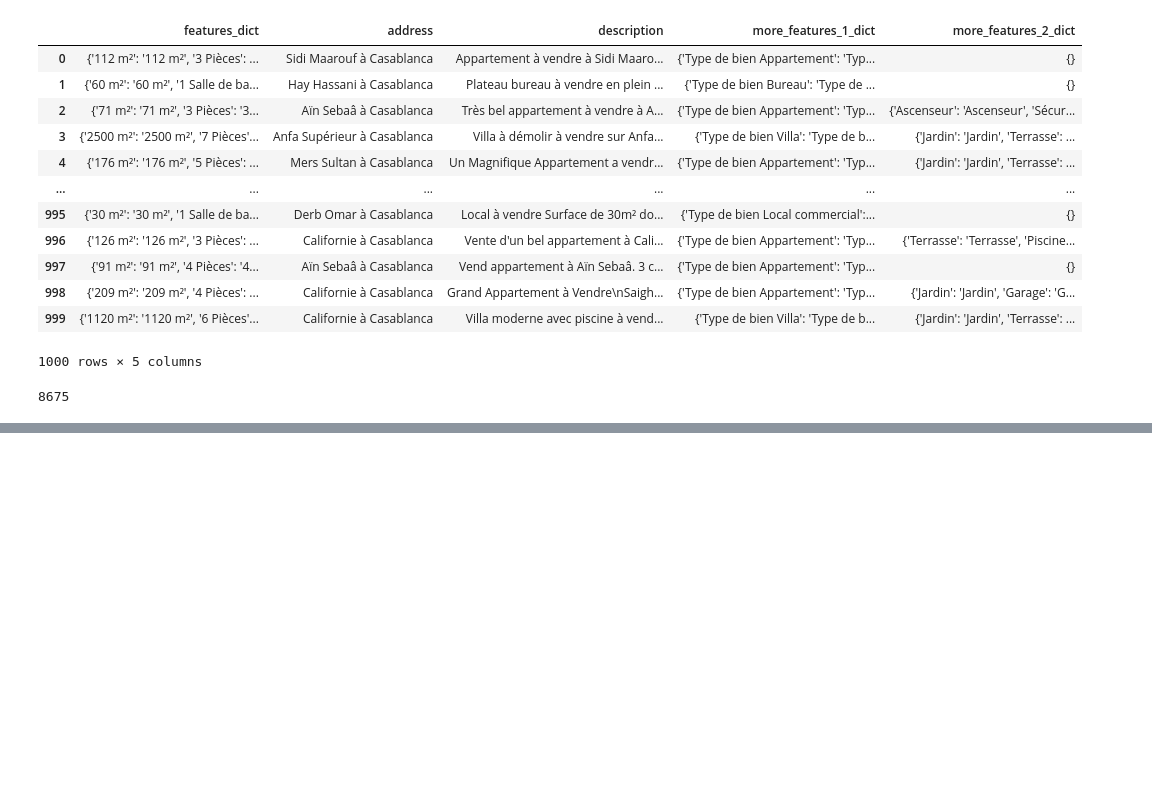
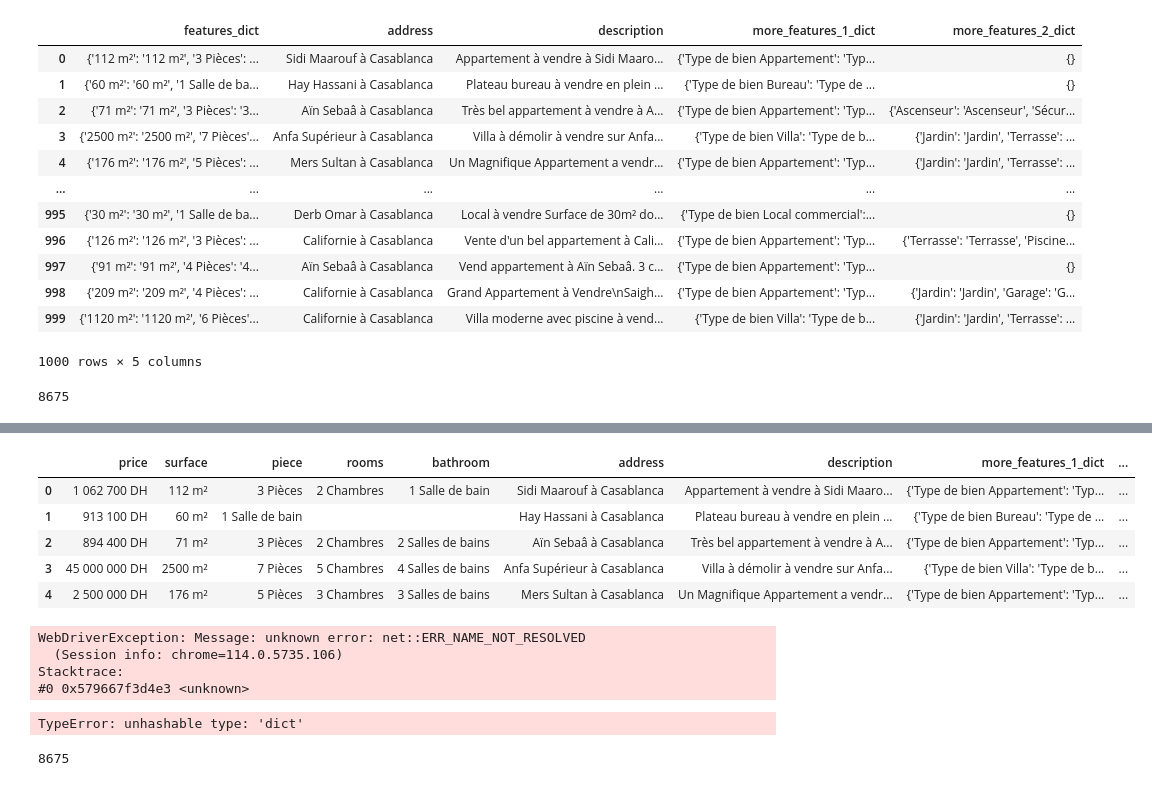
Before and after one commit to MarwaneMLE/morocco-appartements-price, a Jupyter notebook: houce-price-maorocco copy.ipynb, the cells around one changed output, grey strips where cells are left out. Drawn from its saved outputs; the diff is of its cells as text; code cells hidden in the pictures; blank space fills up the shorter version.

```diff
--- a/houce-price-maorocco copy.ipynb
+++ b/houce-price-maorocco copy.ipynb
@@ -794,0 +795,23 @@ driver.get(url)
+# %%
+url = immobier_links[0]
+driver = webdriver.Chrome(options=options)
+driver.get(url)
+try:
+    # Assuming appartement_features.find_elements(By.CLASS_NAME, "adDetailFeature") returns a list of elements
+    elements = driver.find_elements(By.CLASS_NAME, "adDetailFeature")
+
+    # Initialize a list of None values (default)
+    features = [None, None, None, None]
+
+    # Loop through the available elements and assign them to the corresponding feature in the list
+    for i in range(min(len(elements), 4)):  # Ensure we do not exceed 4 elements
+        features[i] = elements[i].text
+
+    # Now, you can assign each value to the respective variables
+    surface, piece, rooms, bathroom = features
+except:
+    surface, piece, rooms, bathroom = [None, None, None, None]
+# You can now use surface, piece, rooms, and bathroom, which will be either the corresponding text or None if not present
+# %%
+surface = features
+piece, rooms, bathroom
@@ -1010,6 +1035,10 @@ def scrape_info(start_link,end_link, num_file):
 
         driver.get(url)
 
+        try:
+            price = driver.find_element(By.CLASS_NAME, "orangeTit").text
+        except:
+            price = None
         try:
             features = driver.find_element(By.CLASS_NAME, "adDetails")
         except:
@@ -1050,10 +1079,10 @@ def scrape_info(start_link,end_link, num_file):
         except:
             more_features_2 = None
 
-        values = [features_dict, address, description, more_features_1_dict, more_features_2_dict]
+        values = [price, features_dict, address, description, more_features_1_dict, more_features_2_dict]
         list_informations.append(values)
 
-    features = ["features_dict", "address", "description", "more_features_1_dict", "more_features_2_dict"]
+    features = ["price", "features_dict", "address", "description", "more_features_1_dict", "more_features_2_dict"]
     df = pd.DataFrame(data=list_informations, columns=features)
     df.to_csv(f"data/moroccan-houce-price-{num_file}.csv", index=False)
     return df
@@ -1105,0 +1223,22 @@ ReadTimeoutError: HTTPConnectionPool(host='localhost', port=39231): Read timed o
+# %%
+df1 = scrape_info(start_link=0 ,end_link=500 , num_file=1)
+# %%
+df1.head()
+# %% [output]
+|  | price | surface | piece | rooms | bathroom | address | description | more_features_1_dict | ... |
+| 0 | 1 062 700 DH | 112 m² | 3 Pièces | 2 Chambres | 1 Salle de bain | Sidi Maarouf à Casablanca | Appartement à vendre à Sidi Maaro... | {'Type de bien Appartement': 'Typ... | ... |
+| 1 | 913 100 DH | 60 m² | 1 Salle de bain |  |  | Hay Hassani à Casablanca | Plateau bureau à vendre en plein ... | {'Type de bien Bureau': 'Type de ... | ... |
+| 2 | 894 400 DH | 71 m² | 3 Pièces | 2 Chambres | 2 Salles de bains | Aïn Sebaâ à Casablanca | Très bel appartement à vendre à A... | {'Type de bien Appartement': 'Typ... | ... |
+| 3 | 45 000 000 DH | 2500 m² | 7 Pièces | 5 Chambres | 4 Salles de bains | Anfa Supérieur à Casablanca | Villa à démolir à vendre sur Anfa... | {'Type de bien Villa': 'Type de b... | ... |
+| 4 | 2 500 000 DH | 176 m² | 5 Pièces | 3 Chambres | 3 Salles de bains | Mers Sultan à Casablanca | Un Magnifique Appartement a vendr... | {'Type de bien Appartement': 'Typ... | ... |
+# %%
+df2 = scrape_info(start_link=500 ,end_link=1000 , num_file=2)
+# %% [output]
+WebDriverException: Message: unknown error: net::ERR_NAME_NOT_RESOLVED
+  (Session info: chrome=114.0.5735.106)
+Stacktrace:
+#0 0x579667f3d4e3 <unknown>
+# %%
+df2.head()
+# %% [output]
+TypeError: unhashable type: 'dict'
@@ -1105,0 +1258,9 @@ ReadTimeoutError: HTTPConnectionPool(host='localhost', port=39231): Read timed o
+# %%
+unique_links = []
+for link in  immobier_links:
+    if link not in unique_links:
+        unique_links.append(link)
+
+len(unique_links)
+# %% [output]
+8675
```
Also changed, not shown: parts of 14 cells of this notebook, 30 other files.
